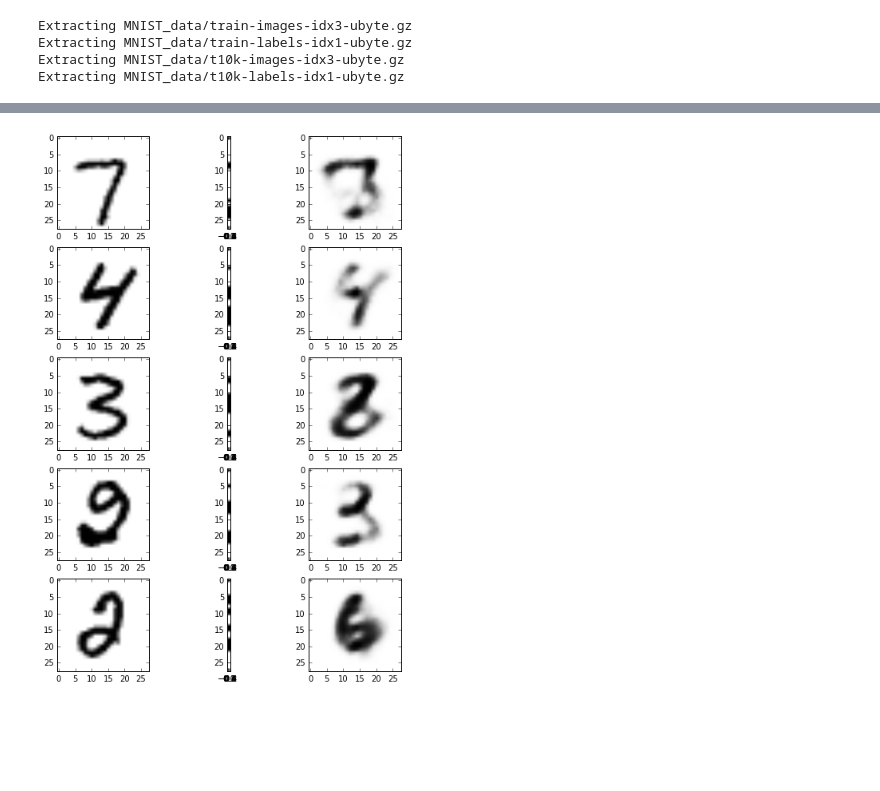
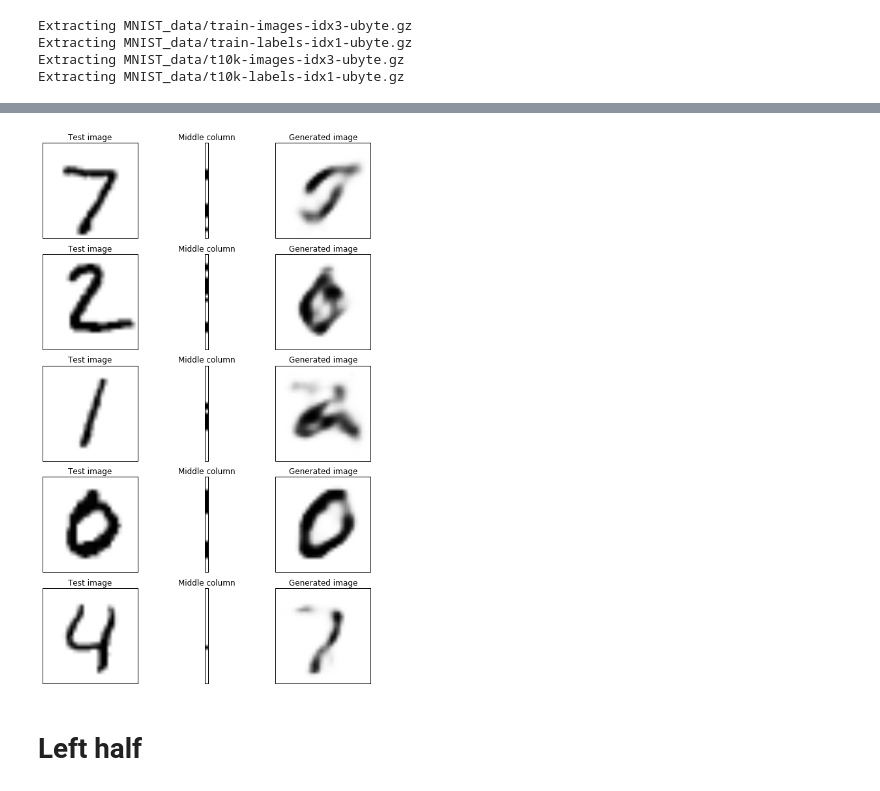
Before and after one commit to Jianbo-Lab/deep-learning-project, a Jupyter notebook: notebook/fc_cvae.ipynb, the cells around one changed output, grey strips where cells are left out. Saved outputs shown, nothing was run; the diff lists cells and outputs as text; code cells hidden in the pictures; blank space fills up the shorter version.

Commit message:
Made a few generalizations of simple CVAE model

```diff
--- a/notebook/fc_cvae.ipynb
+++ b/notebook/fc_cvae.ipynb
@@ -48,21 +40,42 @@ Epoch 10 loss: 106.973419314
+# %%
+# Load checkpoint
+sess = tf.InteractiveSession()
+build_encoder = Encoder(100)
+build_decoder = Decoder(100)
+model = Conditional_Variational_Autoencoder(sess, build_encoder, build_decoder, batch_size = 100,
+                                            z_dim = 20,img_dim = 784,dataset = 'mnist',
+                                            learning_rate = 0.001, num_epochs = 50,
+                                           get_cond_info = get_middle_column, cond_info_dim = 28,
+                                           load = True, load_file = 'checkpoints/cvae_middle_column')
 # %%
-from misc_ops import *
-images, _ = mnist.train.next_batch(100)
-cols = get_middle_column(images)
-generated_images = model.generate(num=100, cols=cols)
+images, _ = mnist.test.next_batch(100)
+info = get_middle_column(images)
+generated_images = model.generate(num=100, info=info)
 
 num_show = 5
-plt.figure(figsize=(8,12))
+fig = plt.figure(figsize=(8,12))
 for i in xrange(num_show):
     plt.subplot(num_show, 3, 3*i+1)
     plt.imshow(images[i,].reshape(28, 28), cmap='gray_r')
+    plt.title('Test image')
+    plt.xticks([])
+    plt.yticks([])
     plt.subplot(num_show, 3, 3*i+2)
-    plt.imshow(cols[i,].reshape(28,1), cmap='gray_r')
+    plt.imshow(info[i,].reshape(28,1), cmap='gray_r')
+    plt.title('Middle column')
+    plt.xticks([])
+    plt.yticks([])
     plt.subplot(num_show, 3, 3*i+3)
     plt.imshow(generated_images[i,].reshape(28,28), cmap='gray_r')
+    plt.title('Generated image')
+    plt.xticks([])
+    plt.yticks([])
+plt.tight_layout()
 plt.show()
 # %% [output]
-[figure, old version]
+[figure, new version]
 # %%
 sess.close()
 tf.reset_default_graph()
+# %% [markdown]
+# Left half
```
Also changed, not shown: parts of 12 cells of this notebook, 14 other files.
